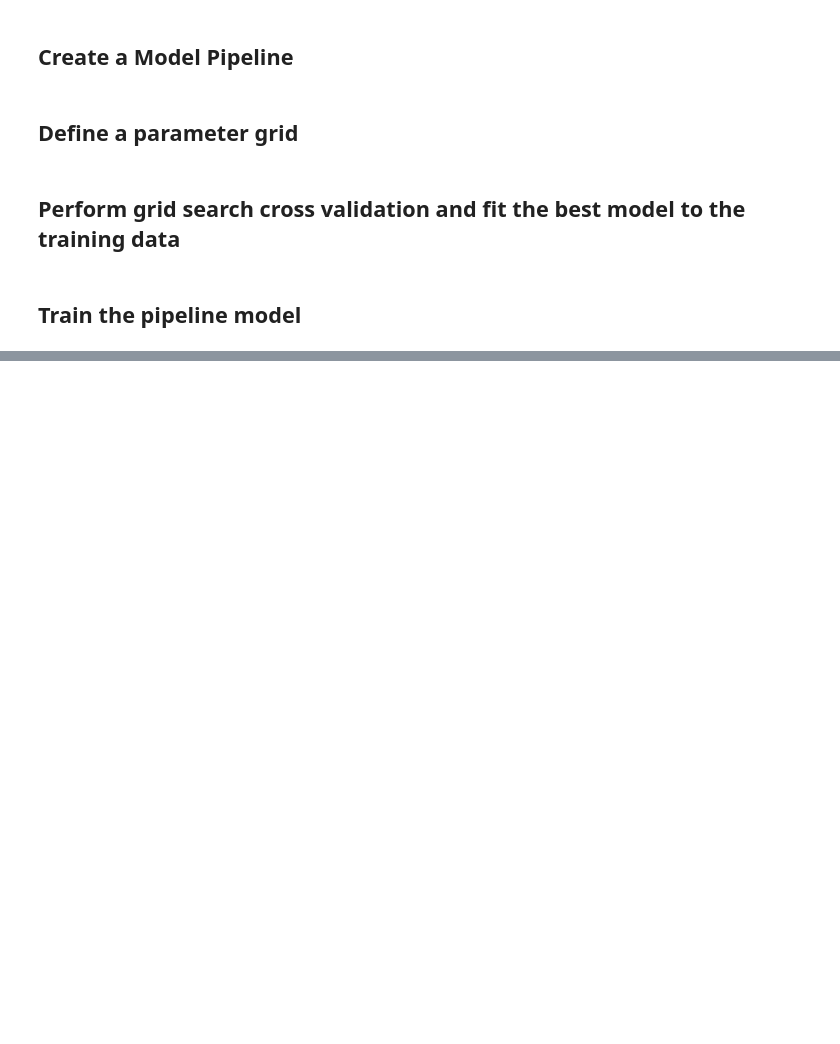
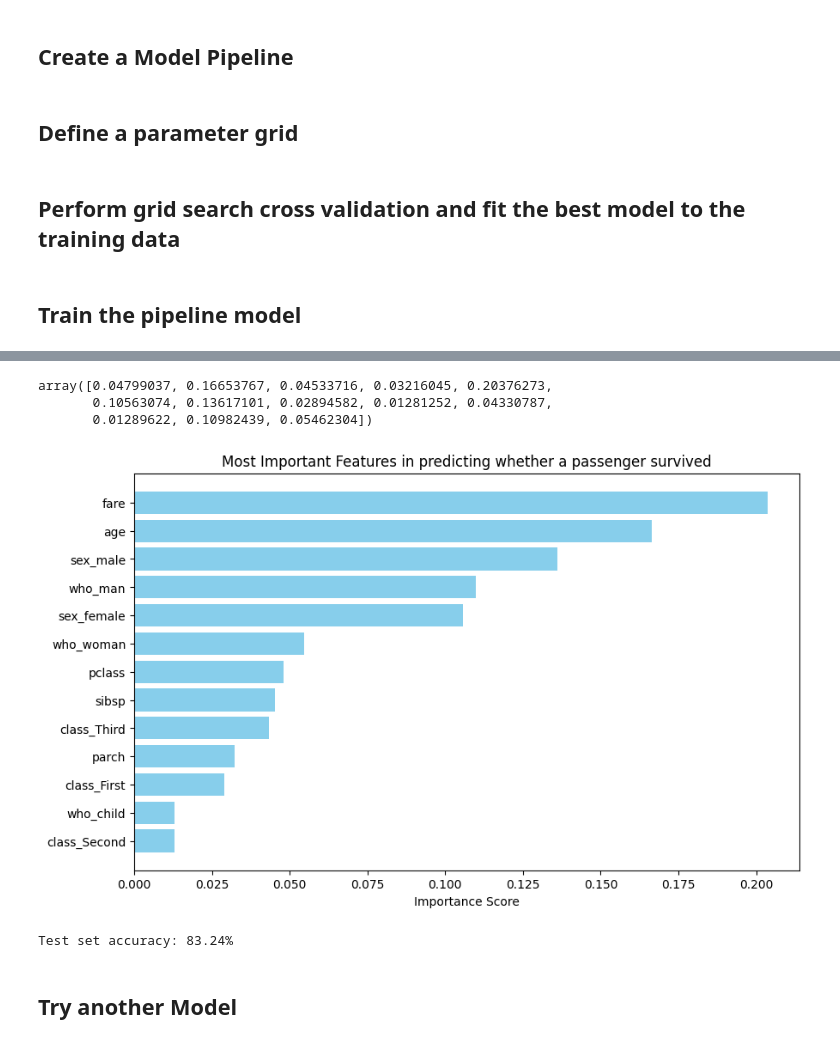
Before and after one commit to Tinonturja/MachineLearning, a Jupyter notebook: Untitled.ipynb, the cells around one changed output, grey strips where cells are left out. Drawn from its saved outputs; the diff is of its cells as text; code cells hidden in the pictures; blank space fills up the shorter version.

```diff
--- a/Untitled.ipynb
+++ b/Untitled.ipynb
@@ -319,0 +376,33 @@ Fitting 5 folds for each of 12 candidates, totalling 60 fits
+# %%
+feature_importances = model.best_estimator_['classifier'].feature_importances_
+# %%
+feature_importances
+# %% [output]
+array([0.04799037, 0.16653767, 0.04533716, 0.03216045, 0.20376273,
+       0.10563074, 0.13617101, 0.02894582, 0.01281252, 0.04330787,
+       0.01289622, 0.10982439, 0.05462304])
+# %%
+feature_names = numerical_features + list(model.best_estimator_['preprocessor']
+                                         .named_transformers_['cat']
+                                         .named_steps['onehot']
+                                         .get_feature_names_out(categorical_features))
+# %%
+importance_df = pd.DataFrame({'Feature': feature_names,
+                             'Importance': feature_importances}).sort_values(by = 'Importance', ascending = False)
+
+# Plotting
+plt.figure(figsize=(10, 6))
+plt.barh(importance_df['Feature'], importance_df['Importance'], color='skyblue')
+plt.gca().invert_yaxis()
+plt.title('Most Important Features in predicting whether a passenger survived')
+plt.xlabel('Importance Score')
+plt.show()
+
+# Print test score
+test_score = model.score(X_test, y_test)
+print(f"\nTest set accuracy: {test_score:.2%}")
+# %% [output]
+[figure, added]
+Test set accuracy: 83.24%
+# %% [markdown]
+## Try another Model
```
Also changed, not shown: parts of 10 cells of this notebook.
